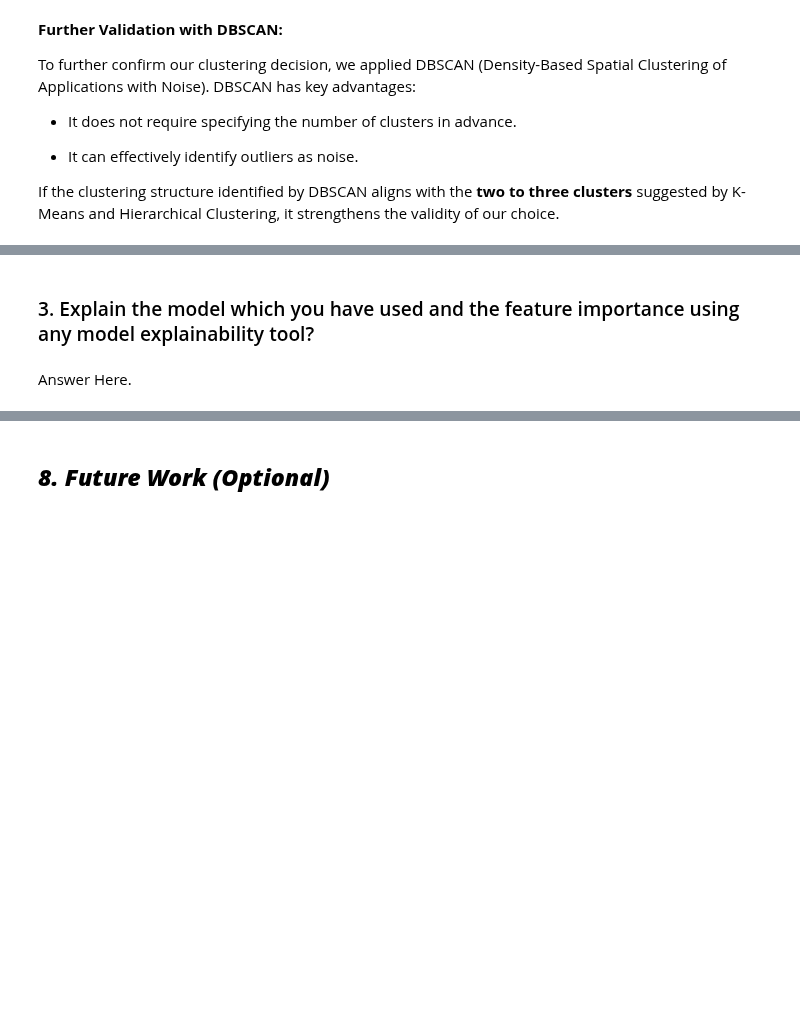
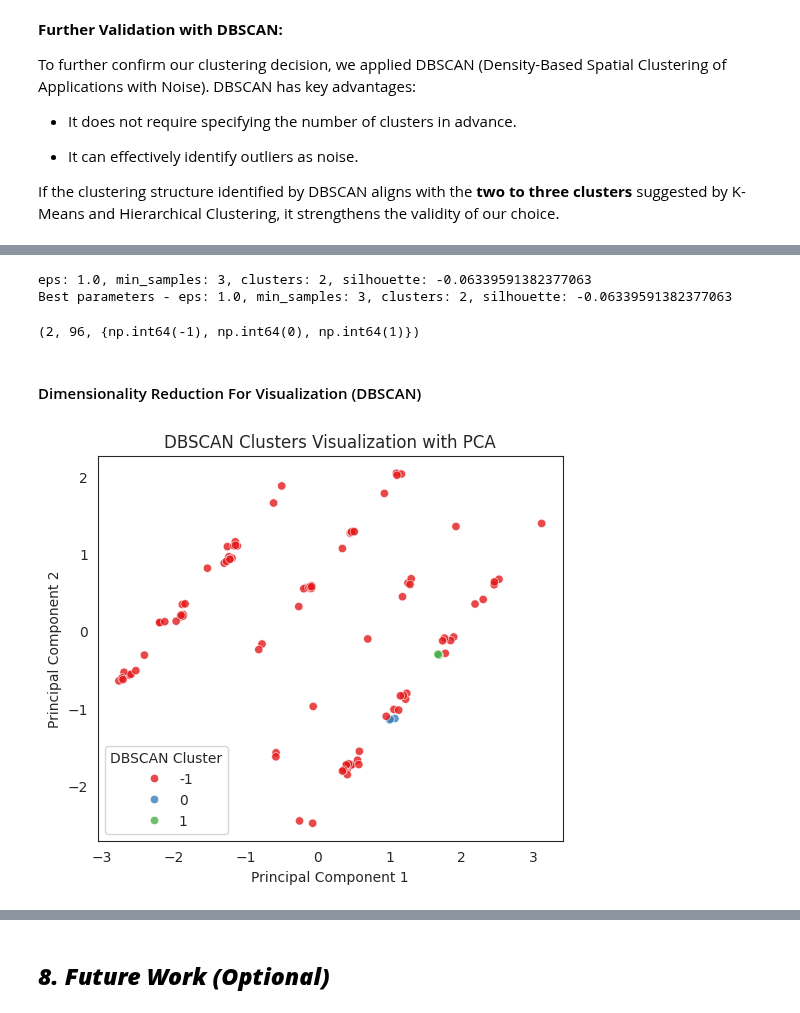
Before and after one commit to Ash99-commits/Unsupervised_ML_Zomato-Restaurant_Clustering_And_Sentiment_Analysis, a Jupyter notebook: Unsupervised_ML_Zomato_Restaurant_Clustering_And_Sentiment_Analysis_Ashwani_Kumar_Patra.ipynb, the cells around one changed output, grey strips where cells are left out. Cells and saved outputs as stored; diff of their text form; code cells hidden in the pictures; blank space fills up the shorter version.

Commit message:
Just implemented ML Model 3 - DBSCAN. Also, explained and provided the findings after analysis. Briefly stated the Next step as well.

```diff
--- a/Unsupervised_ML_Zomato_Restaurant_Clustering_And_Sentiment_Analysis_Ashwani_Kumar_Patra.ipynb
+++ b/Unsupervised_ML_Zomato_Restaurant_Clustering_And_Sentiment_Analysis_Ashwani_Kumar_Patra.ipynb
@@ -2496,4 +2462,73 @@ Answer Here.
-# %% [markdown]
-### 3. Explain the model which you have used and the feature importance using any model explainability tool?
-# %% [markdown]
-Answer Here.
+# %%
+# Finding best parameters for DBSCAN
+
+# Defining a range of values for 'eps' and 'min_samples'
+eps_values = [0.3, 0.5, 0.7, 1.0]
+min_samples_values = [3, 5, 7, 10]
+
+best_silhouette = -1
+best_eps = None
+best_min_samples = None
+best_cluster_count = None
+
+for eps in eps_values:
+    for min_samples in min_samples_values:
+        # Applying DBSCAN with current eps and min_samples
+        dbscan = DBSCAN(eps=eps, min_samples=min_samples)
+        labels = dbscan.fit_predict(data_clustering)
+
+        # Counting the number of clusters (ignoring noise points)
+        n_clusters = len(set(labels)) - (1 if -1 in labels else 0)
+
+        # Calculating silhouette score only if more than 1 cluster is found
+        if n_clusters > 1:
+            silhouette = silhouette_score(data_clustering, labels)
+            print(f'eps: {eps}, min_samples: {min_samples}, clusters: {n_clusters}, silhouette: {silhouette}')
+
+            # Updating best parameters if silhouette score is improved
+            if silhouette > best_silhouette:
+                best_silhouette = silhouette
+                best_eps = eps
+                best_min_samples = min_samples
+                best_cluster_count = n_clusters
+
+print(f'Best parameters - eps: {best_eps}, min_samples: {best_min_samples}, clusters: {best_cluster_count}, silhouette: {best_silhouette}')
+# %% [output]
+eps: 1.0, min_samples: 3, clusters: 2, silhouette: -0.06339591382377063
+Best parameters - eps: 1.0, min_samples: 3, clusters: 2, silhouette: -0.06339591382377063
+# %%
+# ML Model - 3 Implementation
+
+# Applying DBSCAN clustering for the best parameter obtained above
+dbscan = DBSCAN(eps=1, min_samples=3)
+clusters_dbscan = dbscan.fit_predict(data_clustering)
+
+# Counting the number of clusters and noise points
+n_clusters_dbscan = len(set(clusters_dbscan)) - (1 if -1 in clusters_dbscan else 0)
+n_noise_dbscan = list(clusters_dbscan).count(-1)
+
+n_clusters_dbscan, n_noise_dbscan, set(clusters_dbscan)
+# %% [output]
+(2, 96, {np.int64(-1), np.int64(0), np.int64(1)})
+# %% [markdown]
+#### Dimensionality Reduction For Visualization (DBSCAN)
+# %%
+# Performing PCA for dimensionality reduction for visualization
+pca = PCA(n_components=2)
+principal_components = pca.fit_transform(data_clustering)
+
+# Creating a DataFrame for the PCA results
+pca_df = pd.DataFrame(data=principal_components, columns=['PC1', 'PC2'])
+pca_df['DBSCAN Cluster'] = clusters_dbscan
+
+# Plotting the DBSCAN clusters
+plt.figure(figsize=(6, 5))
+sns.scatterplot(x='PC1', y='PC2', hue='DBSCAN Cluster', data=pca_df, palette='Set1', alpha=0.8)
+plt.title('DBSCAN Clusters Visualization with PCA')
+plt.xlabel('Principal Component 1')
+plt.ylabel('Principal Component 2')
+plt.legend(title='DBSCAN Cluster')
+
+plt.show()
+# %% [output]
+[figure, added]
```
Also changed, not shown: parts of 21 cells of this notebook.
